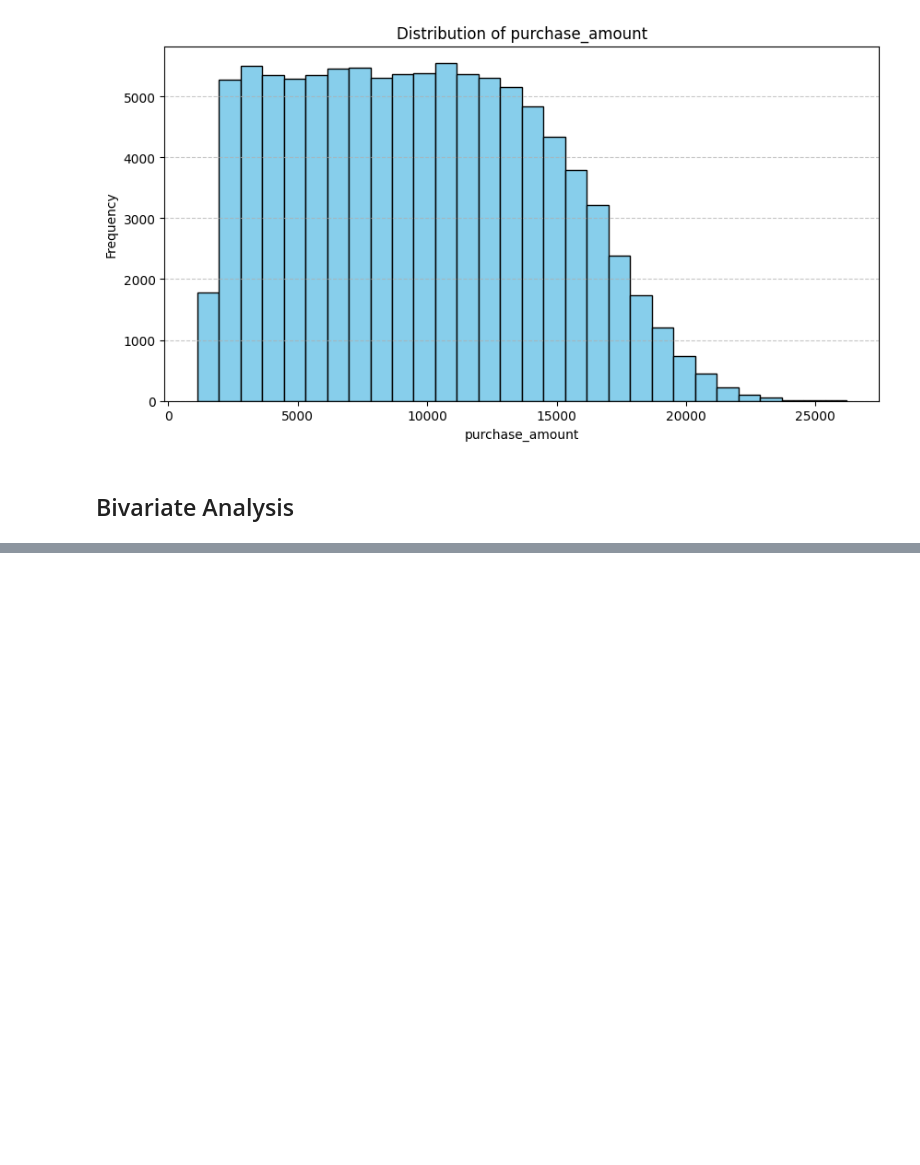
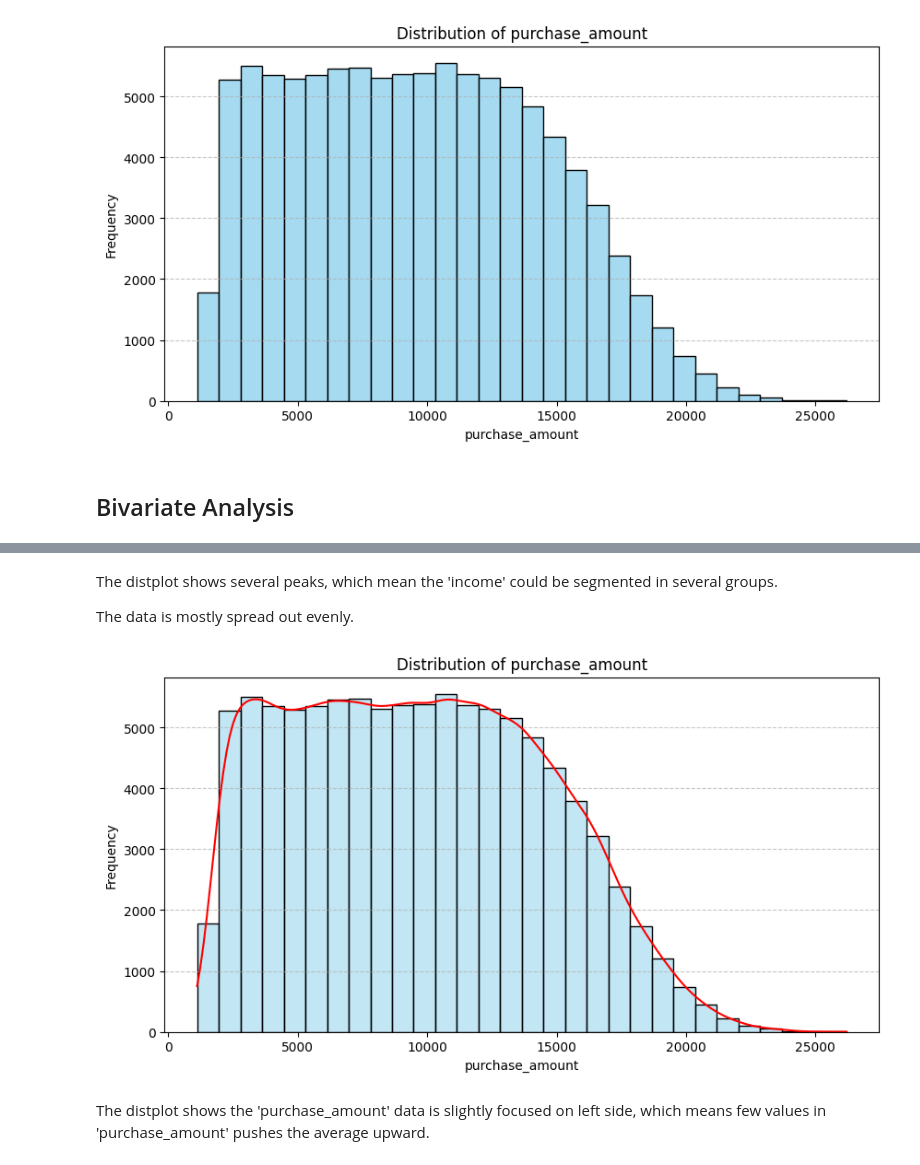
Before and after one commit to BlancJH/Customer-Purchase-Behaviour-Analysis, a Jupyter notebook: models/EDA.ipynb, the cells around one changed output, grey strips where cells are left out. Cells and saved outputs as stored; diff of their text form; code cells hidden in the pictures; blank space fills up the shorter version.

```diff
--- a/models/EDA.ipynb
+++ b/models/EDA.ipynb
@@ -303,0 +355,10 @@ AttributeError: type object 'Visualisation' has no attribute 'create_scatter_plo
+# %% [markdown]
+The distplot shows several peaks, which mean the 'income' could be segmented in several groups.
+
+The data is mostly spread out evenly.
+# %%
+Visualisation.create_histogram(df, 'purchase_amount', bins=30, kde=True)
+# %% [output]
+[figure, added]
+# %% [markdown]
+The distplot shows the 'purchase_amount' data is slightly focused on left side, which means few values in 'purchase_amount' pushes the average upward.
```
Also changed, not shown: parts of 16 cells of this notebook.
